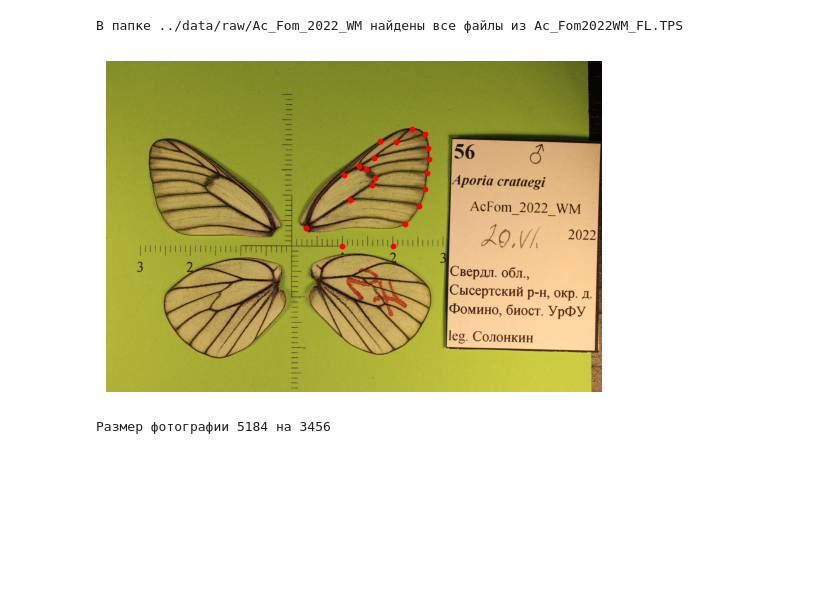
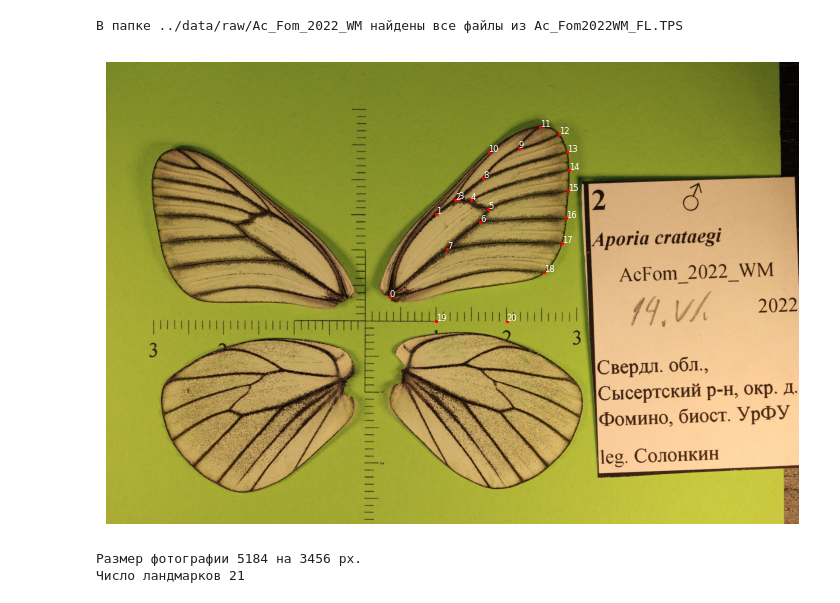
Before and after one commit to alexkursanov/landmark-app, a Jupyter notebook: scr/data_viewer.ipynb, the cells around one changed output. Cells and saved outputs as stored; diff of their text form; code cells hidden in the pictures; blank space fills up the shorter version.

```diff
--- a/scr/data_viewer.ipynb
+++ b/scr/data_viewer.ipynb
@@ -34,19 +34,24 @@ else:
 В папке ../data/raw/Ac_Fom_2022_WM найдены все файлы из Ac_Fom2022WM_FL.TPS
 # %%
 # Вывод всех изображений с наложенными ландмарками для проверки
-index = 55                 # <- номер выводимой фотографии от 0 и до числа в переменной `number_tps_file`
+index = 1                # <- номер выводимой фотографии от 0 и до числа в переменной `number_tps_file`
 
 image = plt.imread(os.path.join(image_dir, tps_file.images[index].image))
 image_shape = image.shape
 landmarks = tps_file.images[index].landmarks.points
+landmarks_markers = np.arange(landmarks.shape[0])
 
-fig, ax = plt.subplots()
+fig, ax = plt.subplots(figsize=(10, 6))
 ax.imshow(image)
 ax.axis(False)
-ax.scatter(landmarks[:,0], image_shape[0] - landmarks[:,1], s=10, color ='r')
+ax.scatter(landmarks[:,0], image_shape[0] - landmarks[:,1], s=2, color ='r') # <- тут можно поменять размер (s) и цвет (color) ландмарок
+for i, txt in enumerate(landmarks_markers):
+    ax.annotate(txt, (landmarks[i,0], image_shape[0] - landmarks[i,1]), fontsize = 6, color = 'w') # <- тут можно поменять размер (fontsize) и цвет (color) подписей ландмарок
 plt.show()
 
 print(f"Размер фотографии {image_shape[1]} на {image_shape[0]} px.")
+print(f"Число ландмарков {landmarks.shape[0]}")
 # %% [output]
-[figure, old version]
+[figure, new version]
-Размер фотографии 5184 на 3456
+Размер фотографии 5184 на 3456 px.
+Число ландмарков 21
```
Also changed, not shown: parts of 2 cells of this notebook.
